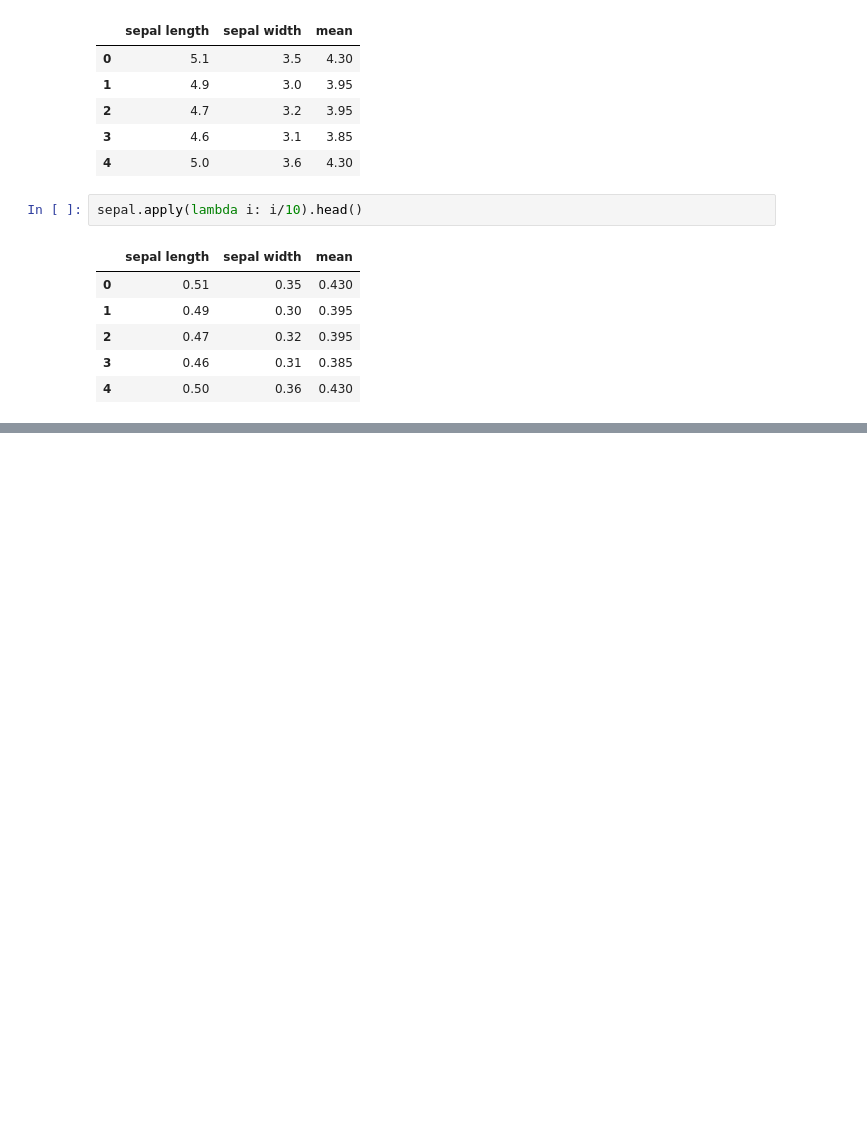
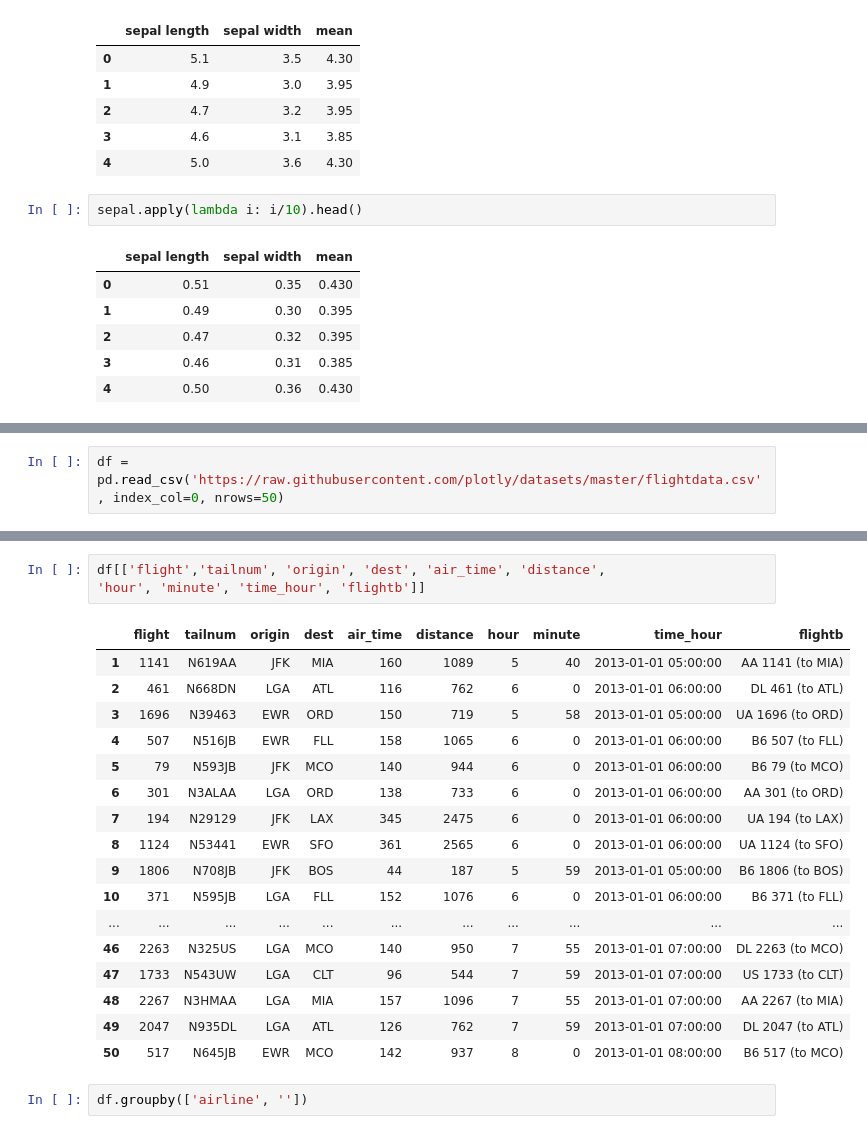
Before and after one commit to angelbujalance/Formacion-Pandas, a Jupyter notebook: formacion_pandas_acc-song.ipynb, the cells around one changed output, grey strips where cells are left out. Drawn from its saved outputs; the diff is of its cells as text; blank space fills up the shorter version.

```diff
--- a/formacion_pandas_acc-song.ipynb
+++ b/formacion_pandas_acc-song.ipynb
@@ -537,0 +588,2 @@ sepal.apply(lambda i: i/10).head()
+# %%
+df = pd.read_csv('https://raw.githubusercontent.com/plotly/datasets/master/flightdata.csv', index_col=0, nrows=50)
@@ -537,0 +613,23 @@ sepal.apply(lambda i: i/10).head()
+# %%
+df[['flight','tailnum', 'origin', 'dest', 'air_time', 'distance',
+'hour', 'minute', 'time_hour', 'flightb']]
+# %% [output]
+|  | flight | tailnum | origin | dest | air_time | distance | hour | minute | time_hour | flightb |
+| 1 | 1141 | N619AA | JFK | MIA | 160 | 1089 | 5 | 40 | 2013-01-01 05:00:00 | AA 1141 (to MIA) |
+| 2 | 461 | N668DN | LGA | ATL | 116 | 762 | 6 | 0 | 2013-01-01 06:00:00 | DL 461 (to ATL) |
+| 3 | 1696 | N39463 | EWR | ORD | 150 | 719 | 5 | 58 | 2013-01-01 05:00:00 | UA 1696 (to ORD) |
+| 4 | 507 | N516JB | EWR | FLL | 158 | 1065 | 6 | 0 | 2013-01-01 06:00:00 | B6 507 (to FLL) |
+| 5 | 79 | N593JB | JFK | MCO | 140 | 944 | 6 | 0 | 2013-01-01 06:00:00 | B6 79 (to MCO) |
+| 6 | 301 | N3ALAA | LGA | ORD | 138 | 733 | 6 | 0 | 2013-01-01 06:00:00 | AA 301 (to ORD) |
+| 7 | 194 | N29129 | JFK | LAX | 345 | 2475 | 6 | 0 | 2013-01-01 06:00:00 | UA 194 (to LAX) |
+| 8 | 1124 | N53441 | EWR | SFO | 361 | 2565 | 6 | 0 | 2013-01-01 06:00:00 | UA 1124 (to SFO) |
+| 9 | 1806 | N708JB | JFK | BOS | 44 | 187 | 5 | 59 | 2013-01-01 05:00:00 | B6 1806 (to BOS) |
+| 10 | 371 | N595JB | LGA | FLL | 152 | 1076 | 6 | 0 | 2013-01-01 06:00:00 | B6 371 (to FLL) |
+| ... | ... | ... | ... | ... | ... | ... | ... | ... | ... | ... |
+| 46 | 2263 | N325US | LGA | MCO | 140 | 950 | 7 | 55 | 2013-01-01 07:00:00 | DL 2263 (to MCO) |
+| 47 | 1733 | N543UW | LGA | CLT | 96 | 544 | 7 | 59 | 2013-01-01 07:00:00 | US 1733 (to CLT) |
+| 48 | 2267 | N3HMAA | LGA | MIA | 157 | 1096 | 7 | 55 | 2013-01-01 07:00:00 | AA 2267 (to MIA) |
+| 49 | 2047 | N935DL | LGA | ATL | 126 | 762 | 7 | 59 | 2013-01-01 07:00:00 | DL 2047 (to ATL) |
+| 50 | 517 | N645JB | EWR | MCO | 142 | 937 | 8 | 0 | 2013-01-01 08:00:00 | B6 517 (to MCO) |
+# %%
+df.groupby(['airline', ''])
```
Also changed, not shown: parts of 12 cells of this notebook.
